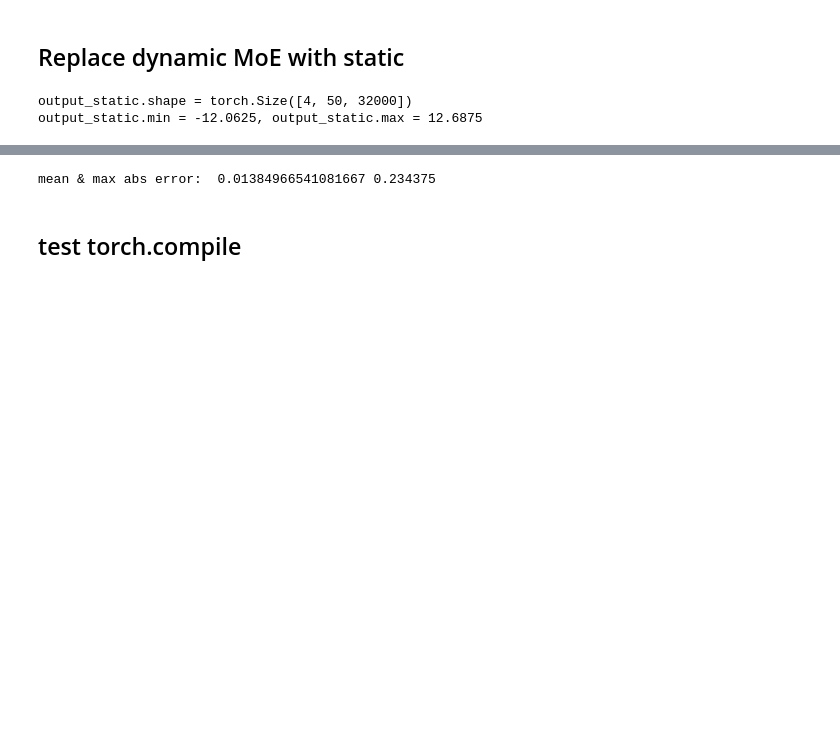
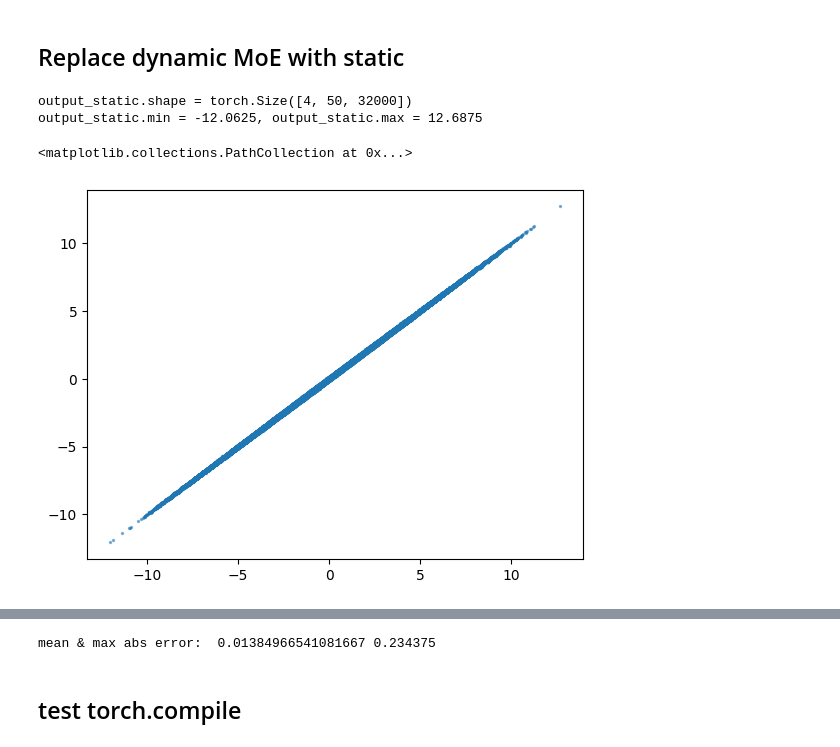
Before and after one commit to learning-chip/DeepSeek-V3, a Jupyter notebook: inference/debug_e2e_cudagraph.ipynb, the cells around one changed output, grey strips where cells are left out. Cells and saved outputs as stored; diff of their text form; code cells hidden in the pictures; blank space fills up the shorter version.

```diff
--- a/inference/debug_e2e_cudagraph.ipynb
+++ b/inference/debug_e2e_cudagraph.ipynb
@@ -119,12 +119,15 @@ print(f"output_static.min = {output_static.min()}, output_static.max = {output_s
 output_static.shape = torch.Size([4, 50, 32000])
 output_static.min = -12.0625, output_static.max = 12.6875
 # %%
-# plt.scatter(
-#     output_static.to(torch.float32).cpu().flatten(),
-#     output.to(torch.float32).cpu().flatten(),
-#     s=2, alpha=0.5
-# )
-# # highly agree
+plt.scatter(
+    output_static.to(torch.float32).cpu().flatten(),
+    output.to(torch.float32).cpu().flatten(),
+    s=2, alpha=0.5
+)
+# highly agree
+# %% [output]
+<matplotlib.collections.PathCollection at 0x...>
+[figure, added]
 # %%
 absdiff_static = torch.abs(output_static - output).to(torch.float32).cpu()
 # %%
```
Also changed, not shown: parts of 3 cells of this notebook, 1 other file.
